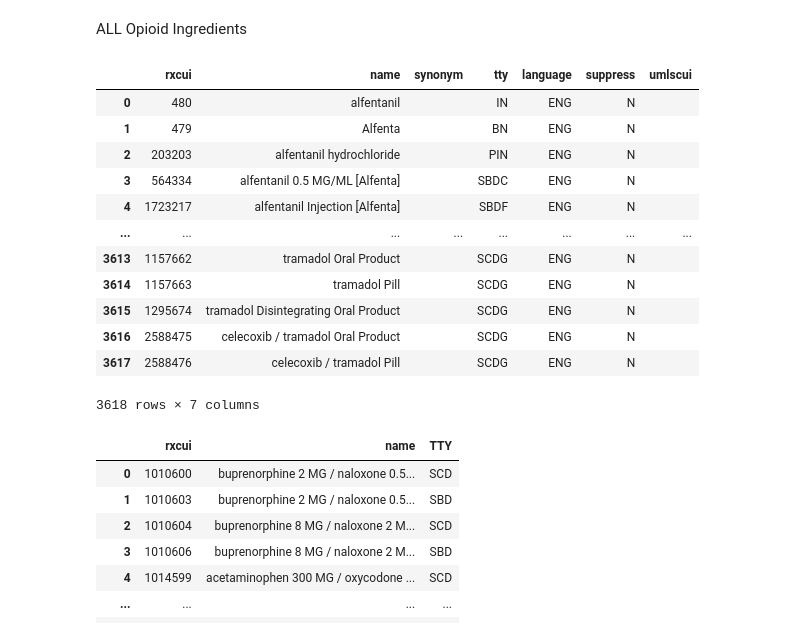
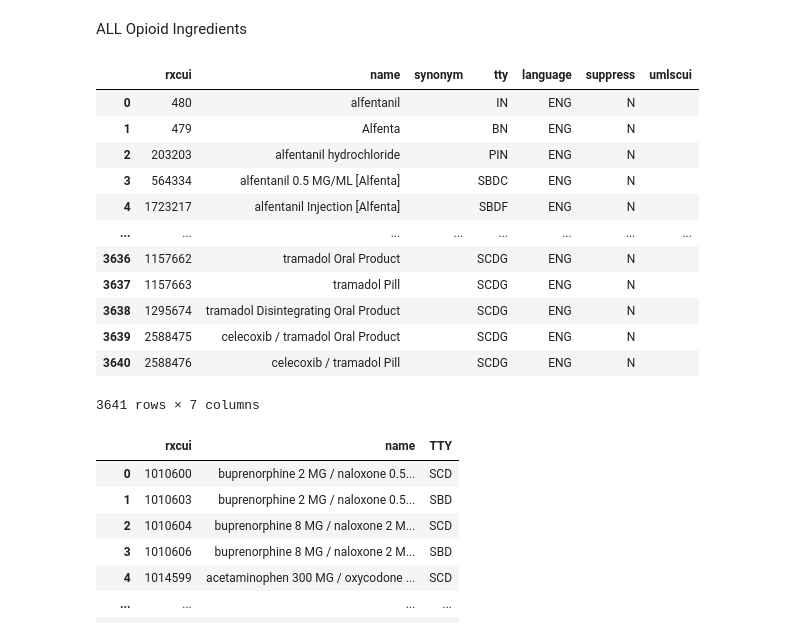
Before and after one commit to danielhmendoza01/Automatic_Code_Sets, a Jupyter notebook: Opioid_Query.ipynb, the cells around one changed output. Cells and saved outputs as stored; diff of their text form; code cells hidden in the pictures.

```diff
--- a/Opioid_Query.ipynb
+++ b/Opioid_Query.ipynb
@@ -45,6 +42,7 @@ ALL Opioid Ingredients
 # %%
 alfentanil = "480"
 alphaprodine = "594"
+anileridine="17933"
 benzhydrocodone = "2001352"
 buprenorphine = "1819"
 butorphanol = "1841"
@@ -52,8 +50,10 @@ codeine = "2670"
 dextromethorphan = "3289"
 dextromoramide = "3290"
 dezocine = "22713"
+difenoxin="23024"
 dihydrocodeine = "23088"
 diphenoxylate = "3500"
+dipipanone="23405"
 ethylmorphine = "4166"
 fentanyl = "4337"
 heroin = "3304"
@@ -77,7 +77,6 @@ oxymorphone = "7814"
 papaveretum = "7894"
 paregoric = "32926"
 pentazocine = "8001"
-#Meperidine
 pethidine = "6754"
 phenazocine = "8119"
 phenoperidine = "8143"
@@ -93,27 +92,27 @@ tramadol = "10689"
 # %%
 #loop array to get complete list of drugs
 df_opioid = pd.DataFrame()
-drugs = [alfentanil,alphaprodine,benzhydrocodone,buprenorphine ,butorphanol ,codeine ,dextromethorphan ,dextromoramide ,dezocine,dihydrocodeine,diphenoxylate ,ethylmorphine ,fentanyl ,heroin,hydrocodone ,hydromorphone ,levomethadone,levopropoxyphene,levorphanol, meptazinol ,methadone ,methadyl_acetate ,morphine ,nalbuphine ,normethadone,noscapine ,oliceridine,opium ,oxycodone ,oxycodone_hydrochloride,oxymorphone ,papaveretum ,paregoric,pentazocine ,pethidine ,phenazocine ,phenoperidine ,pholcodine,pirinitramide ,propoxyphene ,remifentanil,sufentanil,tapentadol,tetrapeptide,tilidine,tramadol]
+drugs = [alfentanil,alphaprodine,anileridine,benzhydrocodone,buprenorphine ,butorphanol ,codeine ,dextromethorphan ,dextromoramide ,dezocine,difenoxin,dihydrocodeine,diphenoxylate,dipipanone,ethylmorphine ,fentanyl ,heroin,hydrocodone ,hydromorphone ,levomethadone,levopropoxyphene,levorphanol, meptazinol ,methadone ,methadyl_acetate ,morphine ,nalbuphine ,normethadone,noscapine ,oliceridine,opium ,oxycodone ,oxycodone_hydrochloride,oxymorphone ,papaveretum ,paregoric,pentazocine ,pethidine ,phenazocine ,phenoperidine ,pholcodine,pirinitramide ,propoxyphene ,remifentanil,sufentanil,tapentadol,tetrapeptide,tilidine,tramadol]
 for drug in drugs:
     self_df = query_self(drug)
     merg_df = query_drug(drug)
     df_opioid = pd.concat([df_opioid, self_df]).drop_duplicates(subset=['rxcui']).reset_index(drop=True)
     df_opioid = pd.concat([df_opioid, merg_df]).drop_duplicates(subset=['rxcui']).reset_index(drop=True)
 df_opioid
 # %% [output]
 |  | rxcui | name | synonym | tty | language | suppress | umlscui |
 | 0 | 480 | alfentanil |  | IN | ENG | N |  |
 | 1 | 479 | Alfenta |  | BN | ENG | N |  |
 | 2 | 203203 | alfentanil hydrochloride |  | PIN | ENG | N |  |
 | 3 | 564334 | alfentanil 0.5 MG/ML [Alfenta] |  | SBDC | ENG | N |  |
 | 4 | 1723217 | alfentanil Injection [Alfenta] |  | SBDF | ENG | N |  |
 | ... | ... | ... | ... | ... | ... | ... | ... |
-| 3613 | 1157662 | tramadol Oral Product |  | SCDG | ENG | N |  |
-| 3614 | 1157663 | tramadol Pill |  | SCDG | ENG | N |  |
-| 3615 | 1295674 | tramadol Disintegrating Oral Product |  | SCDG | ENG | N |  |
-| 3616 | 2588475 | celecoxib / tramadol Oral Product |  | SCDG | ENG | N |  |
-| 3617 | 2588476 | celecoxib / tramadol Pill |  | SCDG | ENG | N |  |
+| 3636 | 1157662 | tramadol Oral Product |  | SCDG | ENG | N |  |
+| 3637 | 1157663 | tramadol Pill |  | SCDG | ENG | N |  |
+| 3638 | 1295674 | tramadol Disintegrating Oral Product |  | SCDG | ENG | N |  |
+| 3639 | 2588475 | celecoxib / tramadol Oral Product |  | SCDG | ENG | N |  |
+| 3640 | 2588476 | celecoxib / tramadol Pill |  | SCDG | ENG | N |  |
-3618 rows × 7 columns
+3641 rows × 7 columns
 # %%
 #Export
 df_opioid.to_excel("New_Complete_Opioids_List.xlsx", index=False)
```
Also changed, not shown: parts of 14 cells of this notebook, 11 other files.
